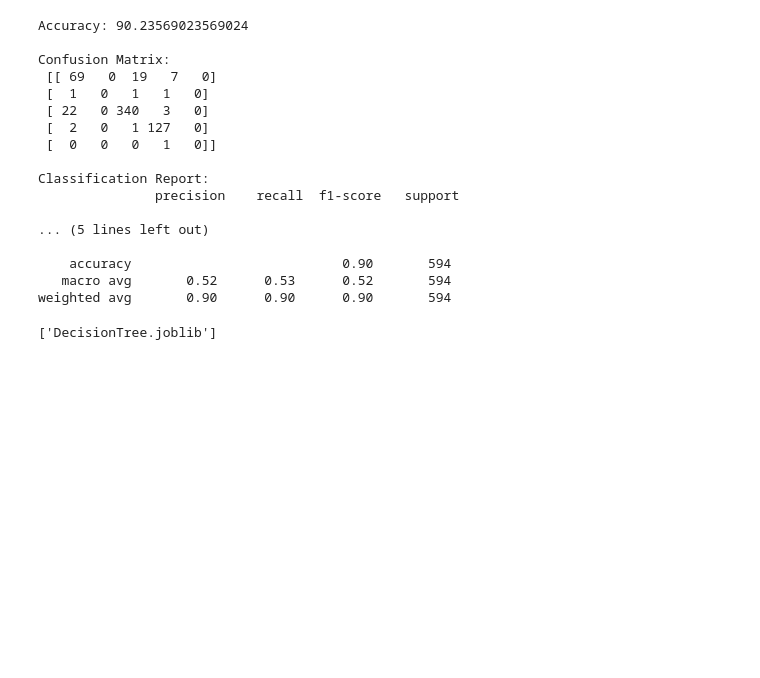
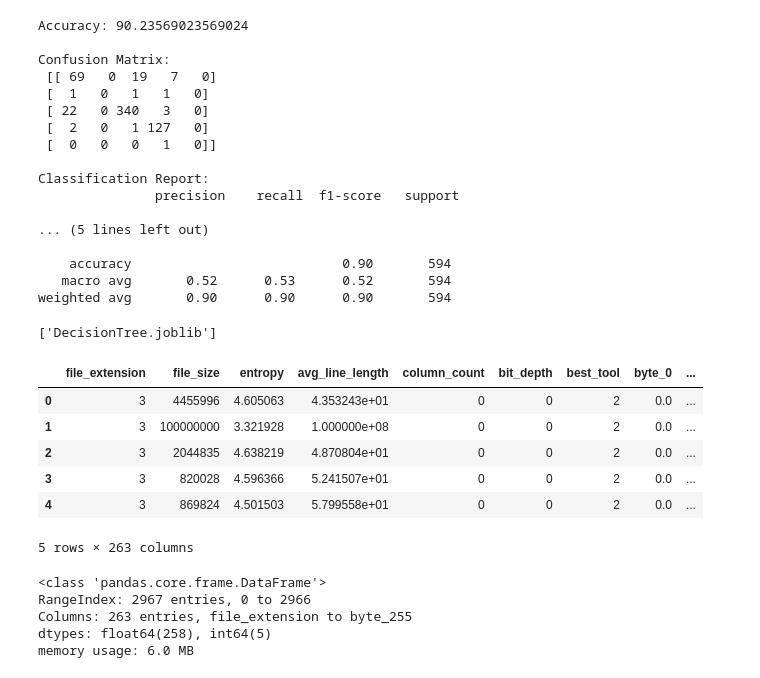
Before and after one commit to pranava-kp/Data-Compression, a Jupyter notebook: DecisionTree.ipynb, the cells around one changed output. Saved outputs shown, nothing was run; the diff lists cells and outputs as text; code cells hidden in the pictures; blank space fills up the shorter version.

```diff
--- a/DecisionTree.ipynb
+++ b/DecisionTree.ipynb
@@ -117,3 +117,21 @@ import joblib
 joblib.dump({'model': dt_model,'le_ext': le_ext,'le_target': le_target},'DecisionTree.joblib')
 # %% [output]
 ['DecisionTree.joblib']
+# %%
+df_cleaned.head()
+# %% [output]
+|  | file_extension | file_size | entropy | avg_line_length | column_count | bit_depth | best_tool | byte_0 | ... |
+| 0 | 3 | 4455996 | 4.605063 | 4.353243e+01 | 0 | 0 | 2 | 0.0 | ... |
+| 1 | 3 | 100000000 | 3.321928 | 1.000000e+08 | 0 | 0 | 2 | 0.0 | ... |
+| 2 | 3 | 2044835 | 4.638219 | 4.870804e+01 | 0 | 0 | 2 | 0.0 | ... |
+| 3 | 3 | 820028 | 4.596366 | 5.241507e+01 | 0 | 0 | 2 | 0.0 | ... |
+| 4 | 3 | 869824 | 4.501503 | 5.799558e+01 | 0 | 0 | 2 | 0.0 | ... |
+5 rows × 263 columns
+# %%
+df_cleaned.info()
+# %% [output]
+<class 'pandas.core.frame.DataFrame'>
+RangeIndex: 2967 entries, 0 to 2966
+Columns: 263 entries, file_extension to byte_255
+dtypes: float64(258), int64(5)
+memory usage: 6.0 MB
```
Also changed, not shown: 2 other files.
